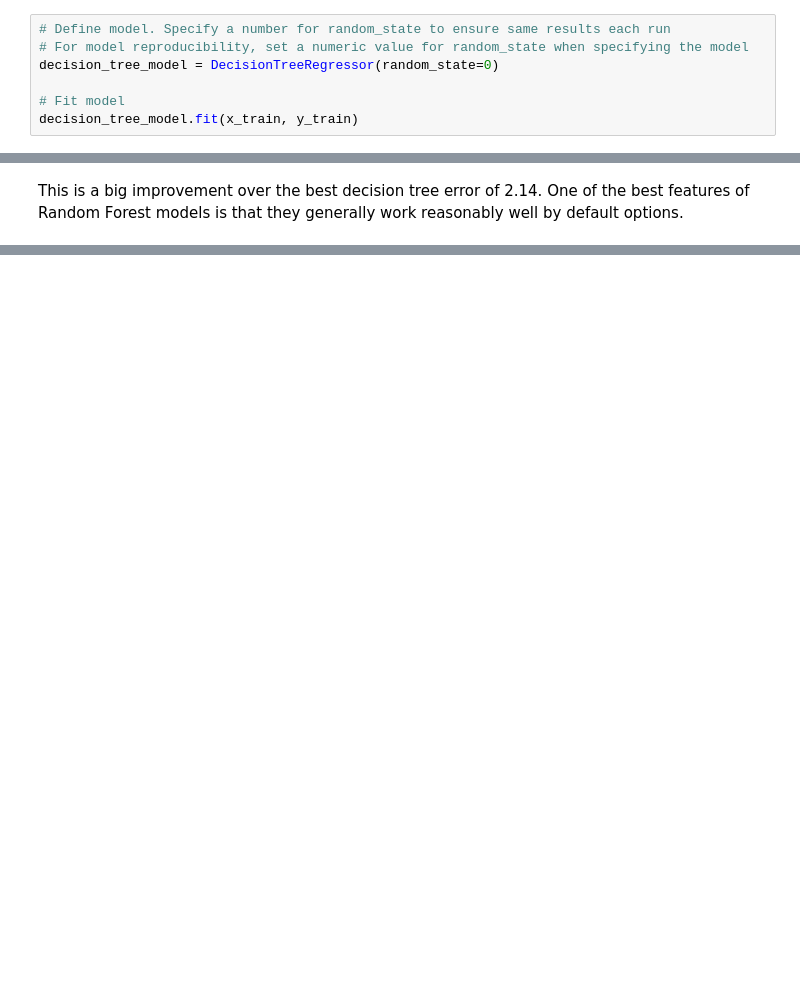
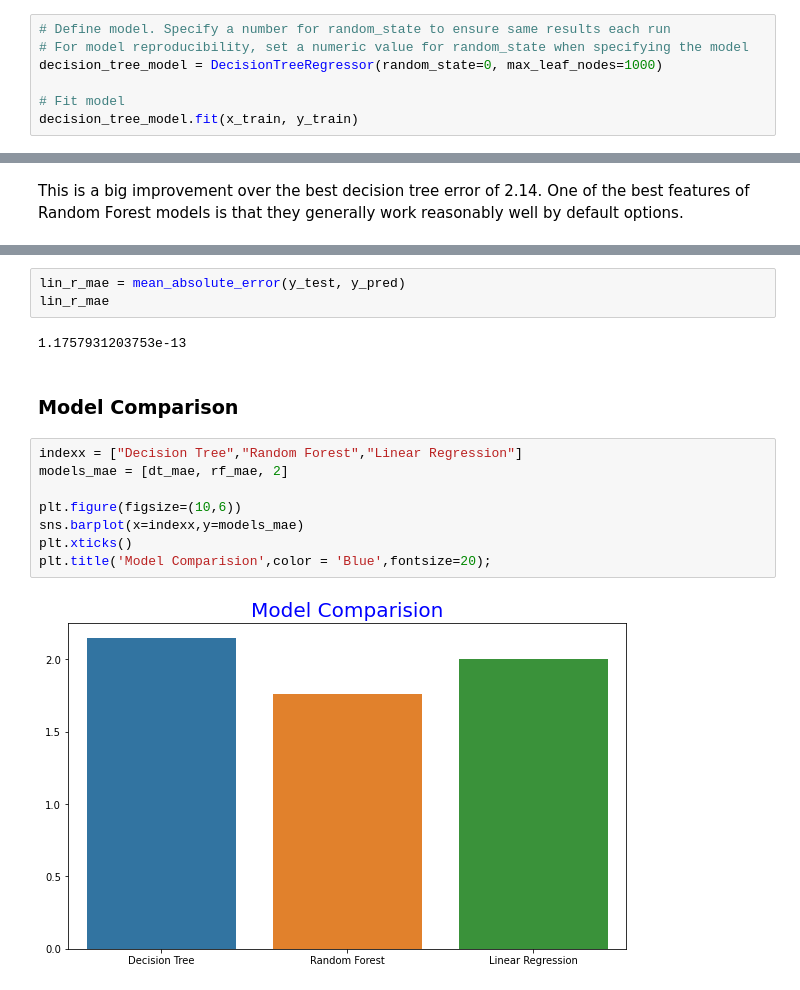
Before and after one commit to bjupreti/superstore_data_analysis, a Jupyter notebook: superstore_eda.ipynb, the cells around one changed output, grey strips where cells are left out. Cells and saved outputs as stored; diff of their text form; blank space fills up the shorter version.

```diff
--- a/superstore_eda.ipynb
+++ b/superstore_eda.ipynb
@@ -182,7 +252,7 @@ from sklearn.tree import DecisionTreeRegressor
 # %%
 # Define model. Specify a number for random_state to ensure same results each run
 # For model reproducibility, set a numeric value for random_state when specifying the model
-decision_tree_model = DecisionTreeRegressor(random_state=0)
+decision_tree_model = DecisionTreeRegressor(random_state=0, max_leaf_nodes=1000)
 
 # Fit model
 decision_tree_model.fit(x_train, y_train)
@@ -287,0 +384,17 @@ This is a big improvement over the best decision tree error of 2.14. One of the
+# %%
+lin_r_mae = mean_absolute_error(y_test, y_pred)
+lin_r_mae
+# %% [output]
+1.1757931203753e-13
+# %% [markdown]
+### Model Comparison
+# %%
+indexx = ["Decision Tree","Random Forest","Linear Regression"]
+models_mae = [dt_mae, rf_mae, 2]
+
+plt.figure(figsize=(10,6))
+sns.barplot(x=indexx,y=models_mae)
+plt.xticks()
+plt.title('Model Comparision',color = 'Blue',fontsize=20);
+# %% [output]
+[figure, added]
```
Also changed, not shown: parts of 29 cells of this notebook.
